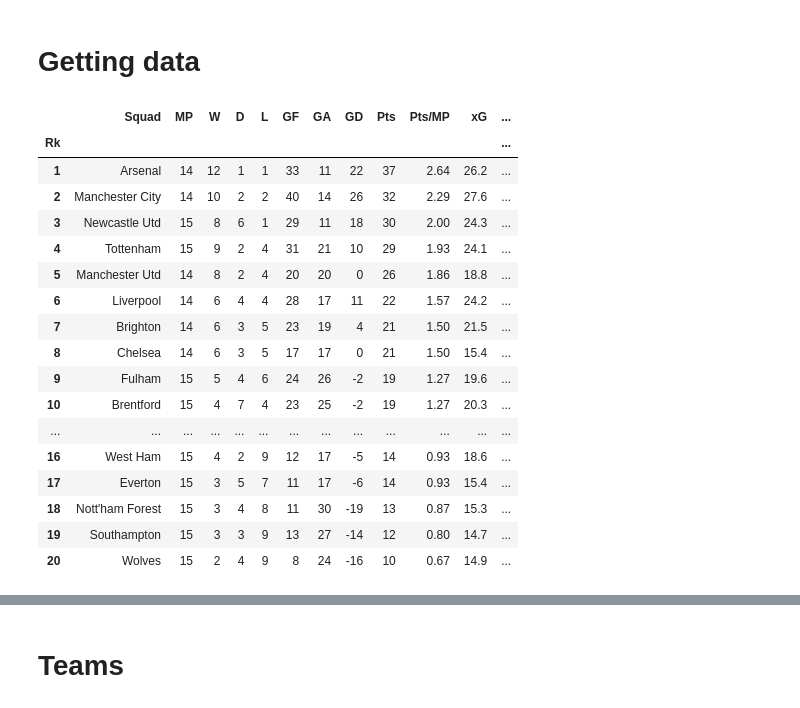
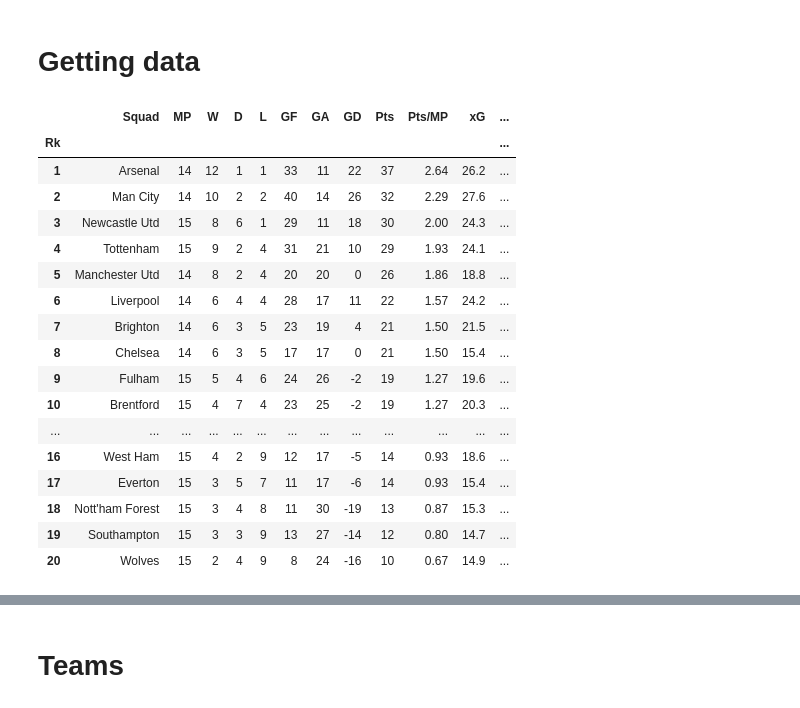
Before and after one commit to tuomasmaenpaa/fpl, a Jupyter notebook: fpl.ipynb, the cells around one changed output, grey strips where cells are left out. Cells and saved outputs as stored; diff of their text form; code cells hidden in the pictures.

Commit message:
Initialized FBREF-class

```diff
--- a/fpl.ipynb
+++ b/fpl.ipynb
@@ -10,21 +13,23 @@ import PremierLeague
 from ast import literal_eval
 # %%
-pd.set_option('display.max_rows', None)
+pd.set_option('display.max_rows', 30)
 # %%
 from IPython.core.interactiveshell import InteractiveShell
 InteractiveShell.ast_node_interactivity = "all"
 # %% [markdown]
 # Getting data
+# %%
+fbref = FBREF()
 # %%
-pl_table = PremierLeague.get_league_table()
+pl_table = fbref.get_league_table()
 # %%
-pl_table['Last 5']=pl_table['Last 5'].astype('|S').str.decode("utf-8")
+#pl_table['Last 5']=pl_table['Last 5'].astype('|S').str.decode("utf-8")
 pl_table
 # %% [output]
 |  | Squad | MP | W | D | L | GF | GA | GD | Pts | Pts/MP | xG | ... |
 | Rk |  |  |  |  |  |  |  |  |  |  |  | ... |
 | 1 | Arsenal | 14 | 12 | 1 | 1 | 33 | 11 | 22 | 37 | 2.64 | 26.2 | ... |
-| 2 | Manchester City | 14 | 10 | 2 | 2 | 40 | 14 | 26 | 32 | 2.29 | 27.6 | ... |
+| 2 | Man City | 14 | 10 | 2 | 2 | 40 | 14 | 26 | 32 | 2.29 | 27.6 | ... |
 | 3 | Newcastle Utd | 15 | 8 | 6 | 1 | 29 | 11 | 18 | 30 | 2.00 | 24.3 | ... |
 | 4 | Tottenham | 15 | 9 | 2 | 4 | 31 | 21 | 10 | 29 | 1.93 | 24.1 | ... |
 | 5 | Manchester Utd | 14 | 8 | 2 | 4 | 20 | 20 | 0 | 26 | 1.86 | 18.8 | ... |
```
Also changed, not shown: parts of 31 cells of this notebook, 1 other file.
